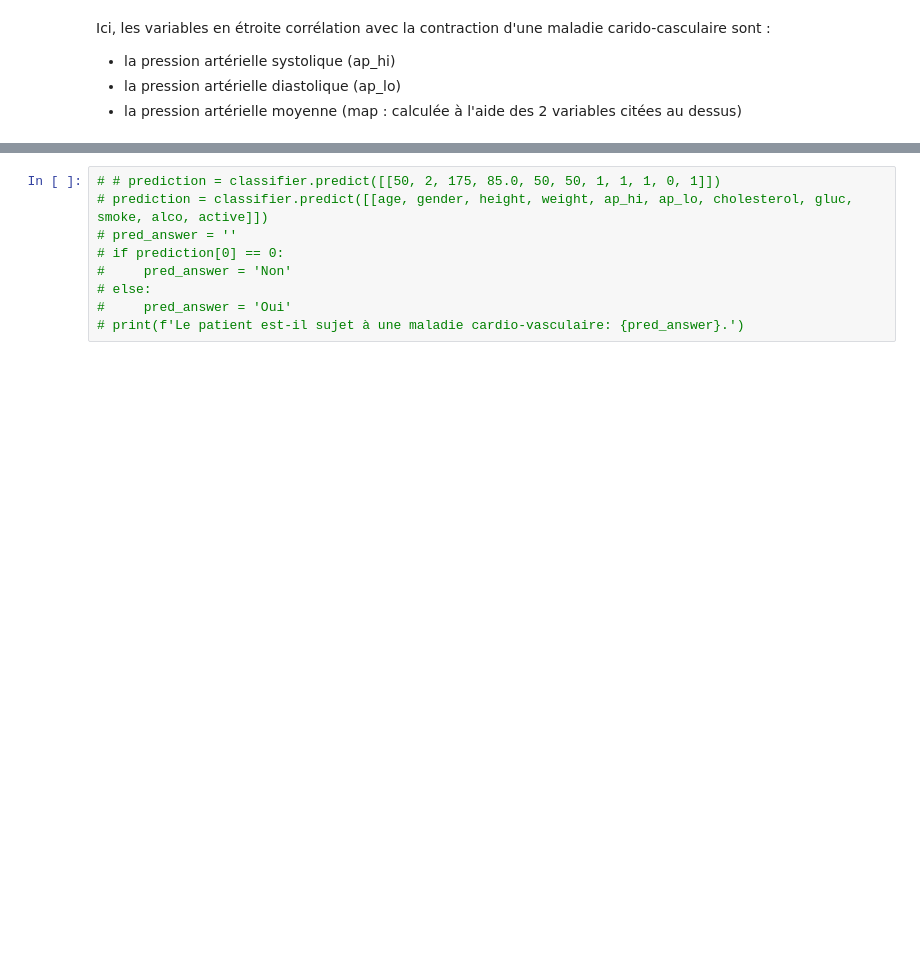
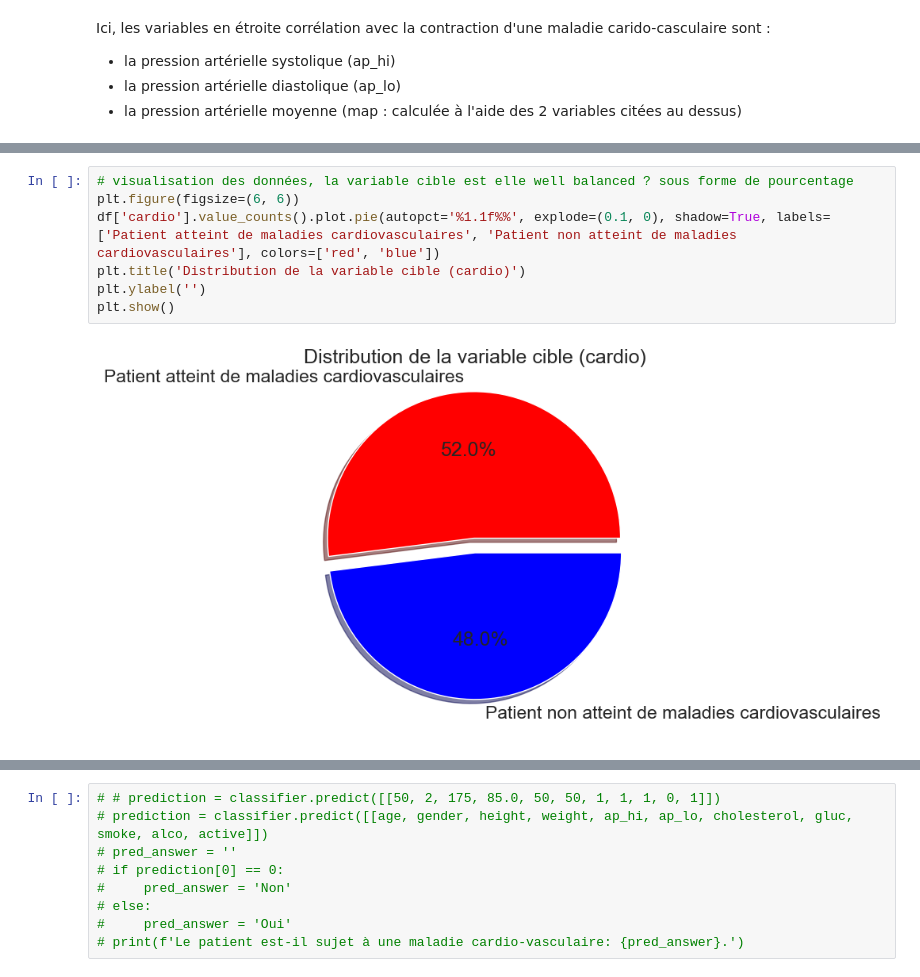
Before and after one commit to marwan-rouissi/cardio-vasc-risks, a Jupyter notebook: cardio-vasc-risks.ipynb, the cells around one changed output, grey strips where cells are left out. Saved outputs shown, nothing was run; the diff lists cells and outputs as text; blank space fills up the shorter version.

```diff
--- a/cardio-vasc-risks.ipynb
+++ b/cardio-vasc-risks.ipynb
@@ -591,0 +549,9 @@ weighted avg       0.72      0.71      0.71     11912
+# %%
+# visualisation des données, la variable cible est elle well balanced ? sous forme de pourcentage
+plt.figure(figsize=(6, 6))
+df['cardio'].value_counts().plot.pie(autopct='%1.1f%%', explode=(0.1, 0), shadow=True, labels=['Patient atteint de maladies cardiovasculaires', 'Patient non atteint de maladies cardiovasculaires'], colors=['red', 'blue'])
+plt.title('Distribution de la variable cible (cardio)')
+plt.ylabel('')
+plt.show()
+# %% [output]
+[figure, added]
```
Also changed, not shown: parts of 76 cells of this notebook.
